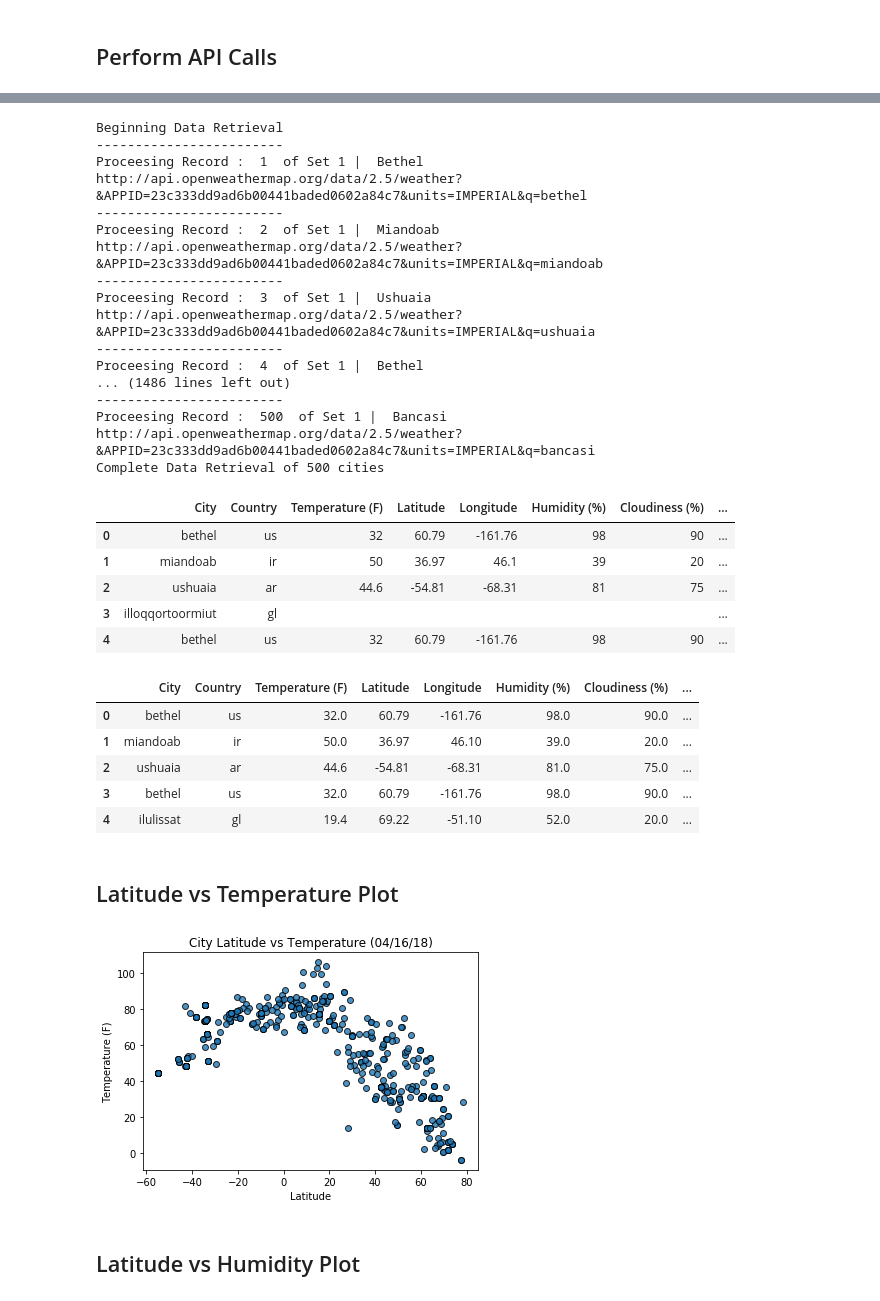
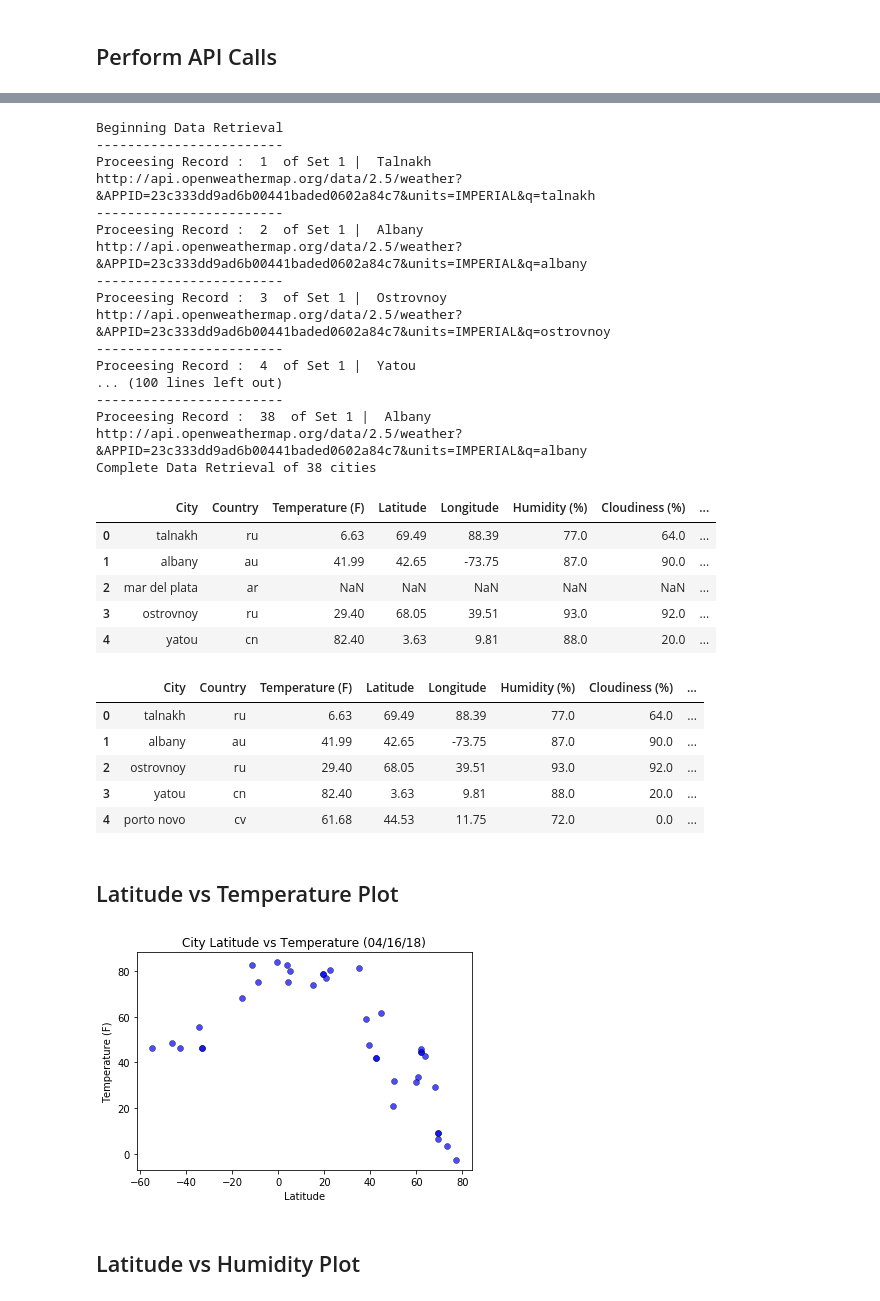
Before and after one commit to sHongJung/Data_Analytics, a Jupyter notebook: 06-API/Instructions/HW.ipynb, the cells around one changed output, grey strips where cells are left out. Drawn from its saved outputs; the diff is of its cells as text; code cells hidden in the pictures.

```diff
--- a/06-API/Instructions/HW.ipynb
+++ b/06-API/Instructions/HW.ipynb
@@ -28,7 +29,7 @@ tw
 ## Generate Cities List
 # %%
 weather_df = pd.DataFrame(columns= ['City','Country'])
-for i in range(1000):
+for i in range(50):
     lat = np.random.uniform(low= -90, high=90)
     long = np.random.uniform(low=-180, high=180)
     city_info = citipy.nearest_city(lat, long)
@@ -93,35 +94,36 @@ print(f"Complete Data Retrieval of {city_count} cities")
 # %% [output]
 Beginning Data Retrieval
 ------------------------
-Proceesing Record :  1  of Set 1 |  Bethel
-http://api.openweathermap.org/data/2.5/weather?&APPID=23c333dd9ad6b00441baded0602a84c7&units=IMPERIAL&q=bethel
+Proceesing Record :  1  of Set 1 |  Talnakh
+http://api.openweathermap.org/data/2.5/weather?&APPID=23c333dd9ad6b00441baded0602a84c7&units=IMPERIAL&q=talnakh
 ------------------------
-Proceesing Record :  2  of Set 1 |  Miandoab
-http://api.openweathermap.org/data/2.5/weather?&APPID=23c333dd9ad6b00441baded0602a84c7&units=IMPERIAL&q=miandoab
+Proceesing Record :  2  of Set 1 |  Albany
+http://api.openweathermap.org/data/2.5/weather?&APPID=23c333dd9ad6b00441baded0602a84c7&units=IMPERIAL&q=albany
 ------------------------
-Proceesing Record :  3  of Set 1 |  Ushuaia
-http://api.openweathermap.org/data/2.5/weather?&APPID=23c333dd9ad6b00441baded0602a84c7&units=IMPERIAL&q=ushuaia
+Proceesing Record :  3  of Set 1 |  Ostrovnoy
+http://api.openweathermap.org/data/2.5/weather?&APPID=23c333dd9ad6b00441baded0602a84c7&units=IMPERIAL&q=ostrovnoy
 ------------------------
-Proceesing Record :  4  of Set 1 |  Bethel
-... (1486 lines left out)
+Proceesing Record :  4  of Set 1 |  Yatou
+... (100 lines left out)
 ------------------------
-Proceesing Record :  500  of Set 1 |  Bancasi
-http://api.openweathermap.org/data/2.5/weather?&APPID=23c333dd9ad6b00441baded0602a84c7&units=IMPERIAL&q=bancasi
-Complete Data Retrieval of 500 cities
+Proceesing Record :  38  of Set 1 |  Albany
+http://api.openweathermap.org/data/2.5/weather?&APPID=23c333dd9ad6b00441baded0602a84c7&units=IMPERIAL&q=albany
+Complete Data Retrieval of 38 cities
 # %%
 weather_df.head()
 # %% [output]
 |  | City | Country | Temperature (F) | Latitude | Longitude | Humidity (%) | Cloudiness (%) | ... |
-| 0 | bethel | us | 32 | 60.79 | -161.76 | 98 | 90 | ... |
-| 1 | miandoab | ir | 50 | 36.97 | 46.1 | 39 | 20 | ... |
-| 2 | ushuaia | ar | 44.6 | -54.81 | -68.31 | 81 | 75 | ... |
-| 3 | illoqqortoormiut | gl |  |  |  |  |  | ... |
-| 4 | bethel | us | 32 | 60.79 | -161.76 | 98 | 90 | ... |
+| 0 | talnakh | ru | 6.63 | 69.49 | 88.39 | 77.0 | 64.0 | ... |
+| 1 | albany | au | 41.99 | 42.65 | -73.75 | 87.0 | 90.0 | ... |
+| 2 | mar del plata | ar | NaN | NaN | NaN | NaN | NaN | ... |
+| 3 | ostrovnoy | ru | 29.40 | 68.05 | 39.51 | 93.0 | 92.0 | ... |
+| 4 | yatou | cn | 82.40 | 3.63 | 9.81 | 88.0 | 20.0 | ... |
 # %%
 # Export the City_Data into a csv
 weather_df.to_csv('weather_data_file.csv', index_label="City_ID")
 # %%
 weather_df.replace('',np.nan, inplace=True)
+
 clean_weather_df = weather_df.dropna(how='any')
 
 lats = list(clean_weather_df["Latitude"])
@@ -135,30 +137,32 @@ del clean_weather_df['index']
 clean_weather_df.head()
 # %% [output]
 |  | City | Country | Temperature (F) | Latitude | Longitude | Humidity (%) | Cloudiness (%) | ... |
-| 0 | bethel | us | 32.0 | 60.79 | -161.76 | 98.0 | 90.0 | ... |
-| 1 | miandoab | ir | 50.0 | 36.97 | 46.10 | 39.0 | 20.0 | ... |
-| 2 | ushuaia | ar | 44.6 | -54.81 | -68.31 | 81.0 | 75.0 | ... |
-| 3 | bethel | us | 32.0 | 60.79 | -161.76 | 98.0 | 90.0 | ... |
-| 4 | ilulissat | gl | 19.4 | 69.22 | -51.10 | 52.0 | 20.0 | ... |
+| 0 | talnakh | ru | 6.63 | 69.49 | 88.39 | 77.0 | 64.0 | ... |
+| 1 | albany | au | 41.99 | 42.65 | -73.75 | 87.0 | 90.0 | ... |
+| 2 | ostrovnoy | ru | 29.40 | 68.05 | 39.51 | 93.0 | 92.0 | ... |
+| 3 | yatou | cn | 82.40 | 3.63 | 9.81 | 88.0 | 20.0 | ... |
+| 4 | porto novo | cv | 61.68 | 44.53 | 11.75 | 72.0 | 0.0 | ... |
 # %% [markdown]
 ## Latitude vs Temperature Plot
 # %%
 # Build scatter plot for latitude vs temperature
-plt.scatter(lats, temps ,edgecolor="black", linewidths=1, marker="o",
-alpha=0.8,  label="Cities")
 
+plt.scatter(lats, temps, edgecolor="black", linewidths=0.5, color='b', marker="o",
+alpha=0.7,  label="Cities")
+plt.rc('axes', axisbelow=True)
 # Incorporate the other graph properties
 plt.title("City Latitude vs Temperature (%s)" % time.strftime("%x"))
 plt.ylabel("Temperature (F)")
 plt.xlabel("Latitude")
+# plt.grid(color = 'w', linewidth = 1)
 
 # Save the figure
 plt.savefig("Fig1.png")
 
 # Show plot
 plt.show()
 # %% [output]
-[figure, old version]
+[figure, new version]
 # %% [markdown]
 ## Latitude vs Humidity Plot
 # %%
```
Also changed, not shown: parts of 3 cells of this notebook, 24 other files.
